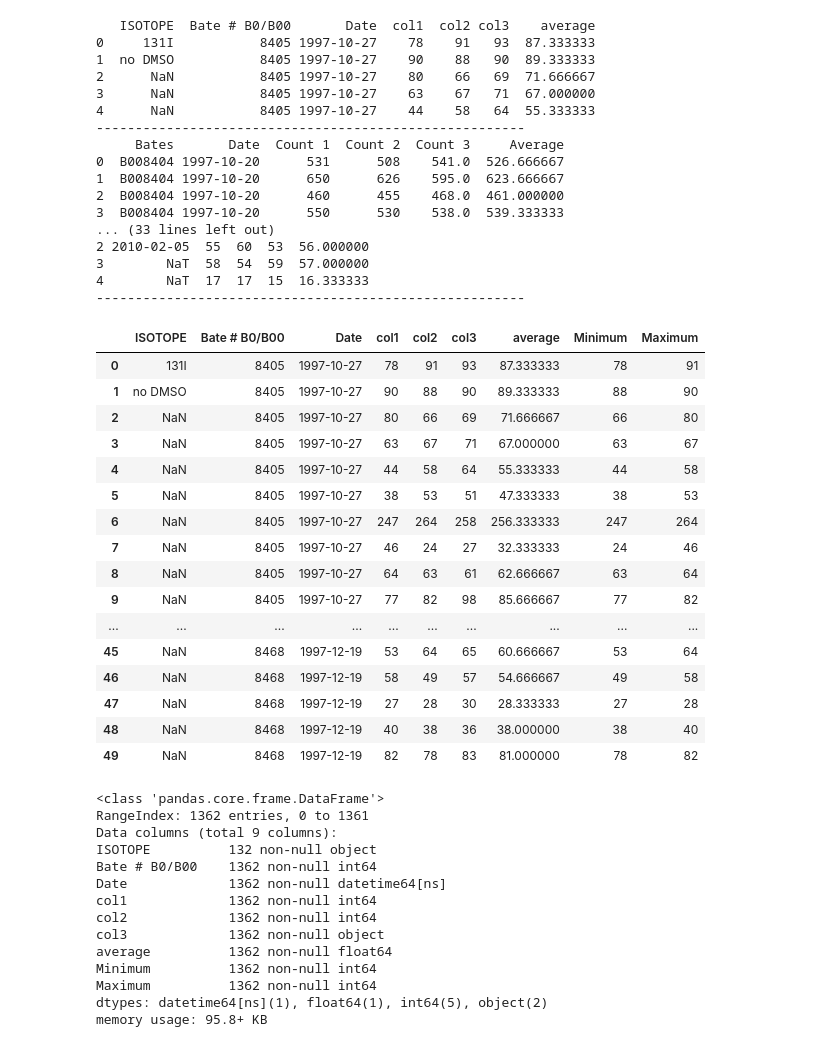
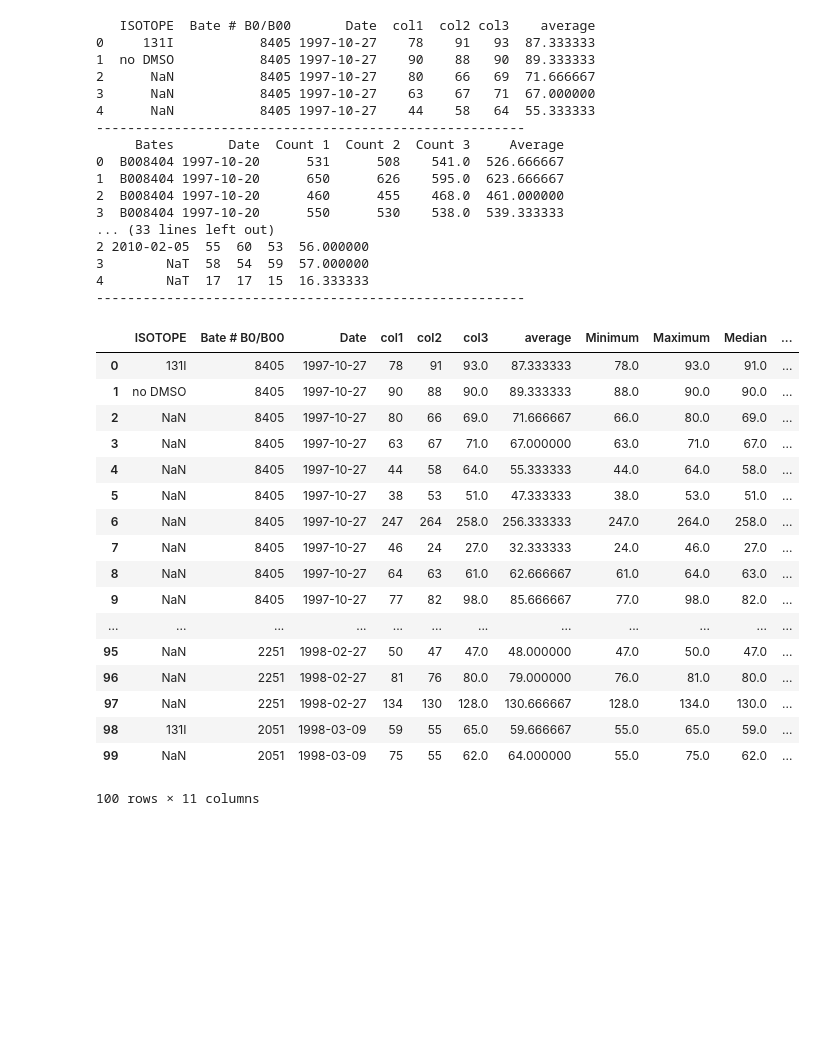
Before and after one commit to sofiatti/stat_analysis_radiobiological_data, a Jupyter notebook: exploring_data.ipynb, the cells around one changed output. Drawn from its saved outputs; the diff is of its cells as text; code cells hidden in the pictures; blank space fills up the shorter version.

```diff
--- a/exploring_data.ipynb
+++ b/exploring_data.ipynb
@@ -48,38 +50,0 @@ rst_colony['Maximum'] = rst_colony.loc[:, ['col1', 'col2', 'col3']].max(axis=1)
-# %%
-pd.to_numeric(rst_colony[] , errors='coerce')
-rst_colony.head(50)
-# %% [output]
-|  | ISOTOPE | Bate # B0/B00 | Date | col1 | col2 | col3 | average | Minimum | Maximum |
-| 0 | 131I | 8405 | 1997-10-27 | 78 | 91 | 93 | 87.333333 | 78 | 91 |
-| 1 | no DMSO | 8405 | 1997-10-27 | 90 | 88 | 90 | 89.333333 | 88 | 90 |
-| 2 | NaN | 8405 | 1997-10-27 | 80 | 66 | 69 | 71.666667 | 66 | 80 |
-| 3 | NaN | 8405 | 1997-10-27 | 63 | 67 | 71 | 67.000000 | 63 | 67 |
-| 4 | NaN | 8405 | 1997-10-27 | 44 | 58 | 64 | 55.333333 | 44 | 58 |
-| 5 | NaN | 8405 | 1997-10-27 | 38 | 53 | 51 | 47.333333 | 38 | 53 |
-| 6 | NaN | 8405 | 1997-10-27 | 247 | 264 | 258 | 256.333333 | 247 | 264 |
-| 7 | NaN | 8405 | 1997-10-27 | 46 | 24 | 27 | 32.333333 | 24 | 46 |
-| 8 | NaN | 8405 | 1997-10-27 | 64 | 63 | 61 | 62.666667 | 63 | 64 |
-| 9 | NaN | 8405 | 1997-10-27 | 77 | 82 | 98 | 85.666667 | 77 | 82 |
-| ... | ... | ... | ... | ... | ... | ... | ... | ... | ... |
-| 45 | NaN | 8468 | 1997-12-19 | 53 | 64 | 65 | 60.666667 | 53 | 64 |
-| 46 | NaN | 8468 | 1997-12-19 | 58 | 49 | 57 | 54.666667 | 49 | 58 |
-| 47 | NaN | 8468 | 1997-12-19 | 27 | 28 | 30 | 28.333333 | 27 | 28 |
-| 48 | NaN | 8468 | 1997-12-19 | 40 | 38 | 36 | 38.000000 | 38 | 40 |
-| 49 | NaN | 8468 | 1997-12-19 | 82 | 78 | 83 | 81.000000 | 78 | 82 |
-# %%
-rst_colony.info()
-# %% [output]
-<class 'pandas.core.frame.DataFrame'>
-RangeIndex: 1362 entries, 0 to 1361
-Data columns (total 9 columns):
-ISOTOPE          132 non-null object
-Bate # B0/B00    1362 non-null int64
-Date             1362 non-null datetime64[ns]
-col1             1362 non-null int64
-col2             1362 non-null int64
-col3             1362 non-null object
-average          1362 non-null float64
-Minimum          1362 non-null int64
-Maximum          1362 non-null int64
-dtypes: datetime64[ns](1), float64(1), int64(5), object(2)
-memory usage: 95.8+ KB
@@ -85,0 +53,21 @@ memory usage: 95.8+ KB
+# %%
+rst_colony.head(100)
+# %% [output]
+|  | ISOTOPE | Bate # B0/B00 | Date | col1 | col2 | col3 | average | Minimum | Maximum | Median | ... |
+| 0 | 131I | 8405 | 1997-10-27 | 78 | 91 | 93.0 | 87.333333 | 78.0 | 93.0 | 91.0 | ... |
+| 1 | no DMSO | 8405 | 1997-10-27 | 90 | 88 | 90.0 | 89.333333 | 88.0 | 90.0 | 90.0 | ... |
+| 2 | NaN | 8405 | 1997-10-27 | 80 | 66 | 69.0 | 71.666667 | 66.0 | 80.0 | 69.0 | ... |
+| 3 | NaN | 8405 | 1997-10-27 | 63 | 67 | 71.0 | 67.000000 | 63.0 | 71.0 | 67.0 | ... |
+| 4 | NaN | 8405 | 1997-10-27 | 44 | 58 | 64.0 | 55.333333 | 44.0 | 64.0 | 58.0 | ... |
+| 5 | NaN | 8405 | 1997-10-27 | 38 | 53 | 51.0 | 47.333333 | 38.0 | 53.0 | 51.0 | ... |
+| 6 | NaN | 8405 | 1997-10-27 | 247 | 264 | 258.0 | 256.333333 | 247.0 | 264.0 | 258.0 | ... |
+| 7 | NaN | 8405 | 1997-10-27 | 46 | 24 | 27.0 | 32.333333 | 24.0 | 46.0 | 27.0 | ... |
+| 8 | NaN | 8405 | 1997-10-27 | 64 | 63 | 61.0 | 62.666667 | 61.0 | 64.0 | 63.0 | ... |
+| 9 | NaN | 8405 | 1997-10-27 | 77 | 82 | 98.0 | 85.666667 | 77.0 | 98.0 | 82.0 | ... |
+| ... | ... | ... | ... | ... | ... | ... | ... | ... | ... | ... | ... |
+| 95 | NaN | 2251 | 1998-02-27 | 50 | 47 | 47.0 | 48.000000 | 47.0 | 50.0 | 47.0 | ... |
+| 96 | NaN | 2251 | 1998-02-27 | 81 | 76 | 80.0 | 79.000000 | 76.0 | 81.0 | 80.0 | ... |
+| 97 | NaN | 2251 | 1998-02-27 | 134 | 130 | 128.0 | 130.666667 | 128.0 | 134.0 | 130.0 | ... |
+| 98 | 131I | 2051 | 1998-03-09 | 59 | 55 | 65.0 | 59.666667 | 55.0 | 65.0 | 59.0 | ... |
+| 99 | NaN | 2051 | 1998-03-09 | 75 | 55 | 62.0 | 64.000000 | 55.0 | 75.0 | 62.0 | ... |
+100 rows × 11 columns
```
Also changed, not shown: parts of 4 cells of this notebook.
